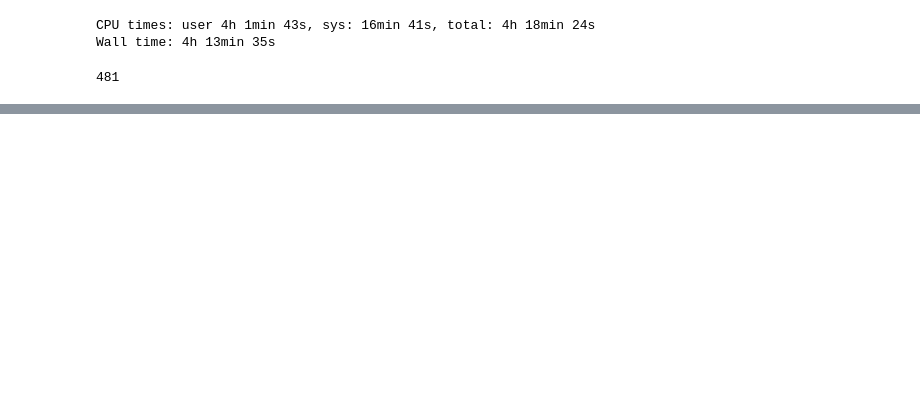
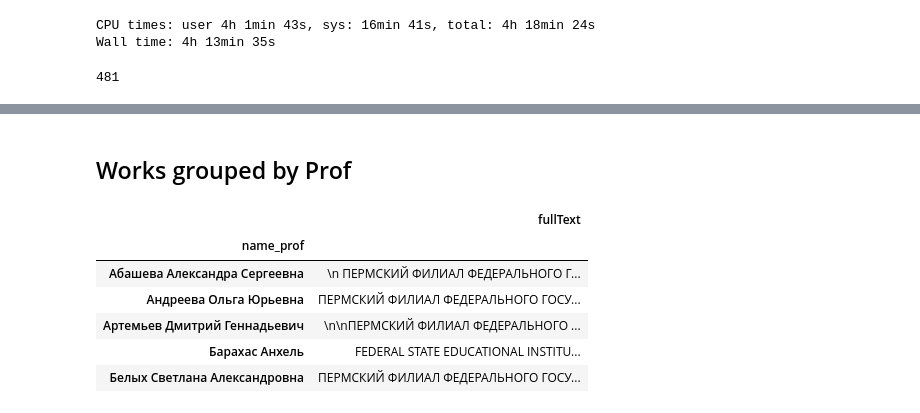
Before and after one commit to Samoed/CourseWork2, a Jupyter notebook: Summorizer.ipynb, the cells around one changed output, grey strips where cells are left out. Cells and saved outputs as stored; diff of their text form; code cells hidden in the pictures; blank space fills up the shorter version.

```diff
--- a/Summorizer.ipynb
+++ b/Summorizer.ipynb
@@ -216,7 +114,7 @@ def lowerCase(Corpus):
     corpus = "".join([i.lower().replace('\n',' ') for i in Corpus])
     return corpus
 
-PUNCT_TO_REMOVE = "'#$%&\()*+-/<=>|"
+PUNCT_TO_REMOVE = "'#$%&\()*+-/<=>|_[]{}*/\",:"
 def remove_punctuation(Corpus):
     """custom function to remove the punctuation"""
     return "".join([i.translate(str.maketrans('', '', PUNCT_TO_REMOVE)) for i in Corpus])
@@ -262,15 +160,15 @@ def textToTokens(Corpus):
 def clearTextAfterGarbage(Corpus):
     corpus = Corpus
     corpus = lowerCase(Corpus)
+    corpus = remove_punctuation(corpus)
     corpus = remove_urls(corpus)
     corpus = remove_numbers(corpus)
     corpus = remove_stopwords(corpus)
-    corpus = remove_punctuation(corpus)
     corpus = Lemm(corpus)
     #corpus = Stem(corpus)
     corpus = remove_freqwords(corpus)
     return corpus
 # %%
-text = clearTextAfterGarbage(vkrText.loc[1, 'fullText'])
+text = clearTextAfterGarbage(vkrText.loc[290, 'fullText'])
 text
 # %% [output]
@@ -312,3 +246,5 @@ vkrText.head()
 vkrText.drop(['Unnamed: 0','Unnamed: 0.1','fullText'], axis=1, inplace=True)
 # %%
 vkrText.to_csv('vkrTextShort.csv')
+# %% [markdown]
+## Works grouped by Prof
@@ -314,0 +254,11 @@ vkrText.to_csv('vkrTextShort.csv')
+# %%
+df = pd.DataFrame(texts)
+df.head()
+# %% [output]
+|  | fullText |
+| name_prof |  |
+| Абашева Александра Сергеевна | \n ПЕРМСКИЙ ФИЛИАЛ ФЕДЕРАЛЬНОГО Г... |
+| Андреева Ольга Юрьевна | ПЕРМСКИЙ ФИЛИАЛ ФЕДЕРАЛЬНОГО ГОСУ... |
+| Артемьев Дмитрий Геннадьевич | \n\nПЕРМСКИЙ ФИЛИАЛ ФЕДЕРАЛЬНОГО ... |
+| Барахас Анхель | FEDERAL STATE EDUCATIONAL INSTITU... |
+| Белых Светлана Александровна | ПЕРМСКИЙ ФИЛИАЛ ФЕДЕРАЛЬНОГО ГОСУ... |
```
Also changed, not shown: parts of 28 cells of this notebook, 1 other file.
